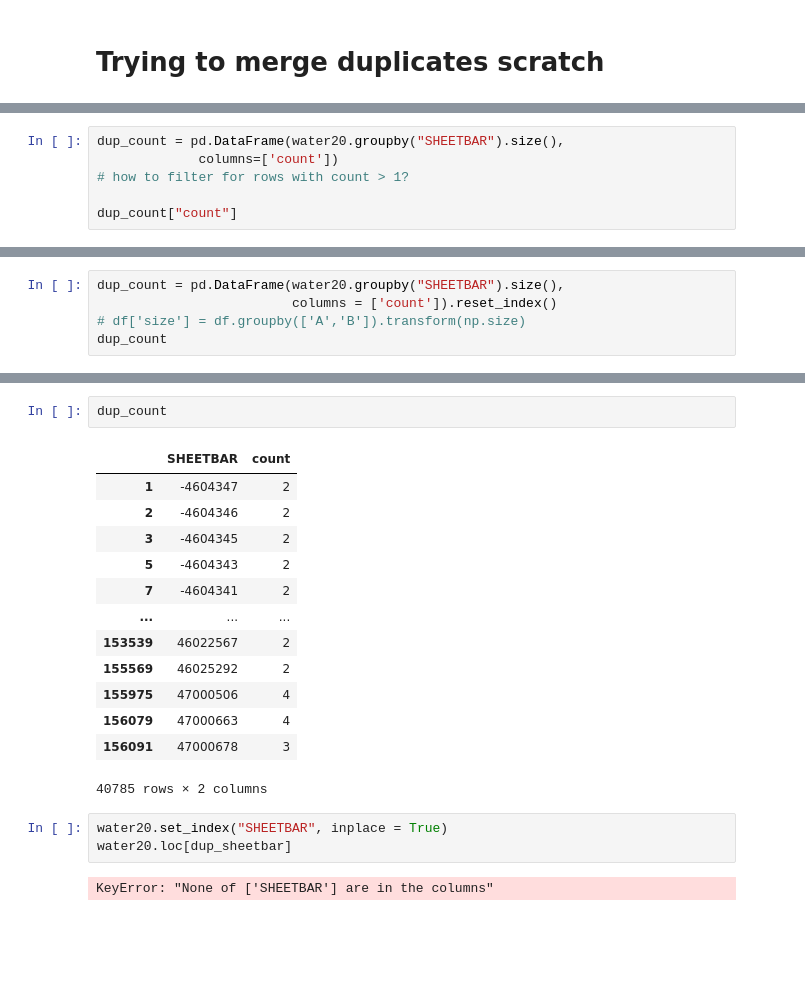
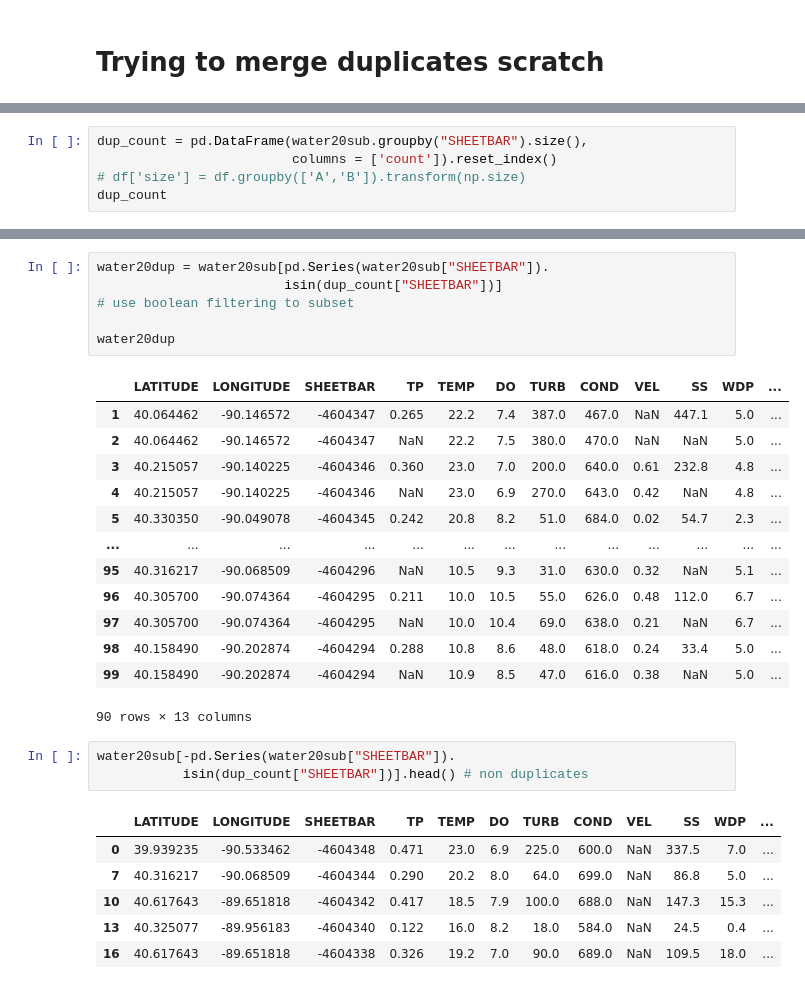
Before and after one commit to amberlee0516/UMR-TDA-2021, a Jupyter notebook: pools EDA/AL/pool4interpolation.ipynb, the cells around one changed output, grey strips where cells are left out. Drawn from its saved outputs; the diff is of its cells as text; blank space fills up the shorter version.

```diff
--- a/pools EDA/AL/pool4interpolation.ipynb
+++ b/pools EDA/AL/pool4interpolation.ipynb
@@ -265,7 +288,6 @@ print(str(1/3.03631192 + 1/3.15474465))
 # %%
-dup_count = pd.DataFrame(water20.groupby("SHEETBAR").size(),
-             columns=['count'])
-# how to filter for rows with count > 1?
-
-dup_count["count"]
+dup_count = pd.DataFrame(water20sub.groupby("SHEETBAR").size(),
+                         columns = ['count']).reset_index()
+# df['size'] = df.groupby(['A','B']).transform(np.size)
+dup_count
 # %% [output]
@@ -285,5 +310,0 @@ Name: count, Length: 156474, dtype: int64
-# %%
-dup_count = pd.DataFrame(water20.groupby("SHEETBAR").size(),
-                         columns = ['count']).reset_index()
-# df['size'] = df.groupby(['A','B']).transform(np.size)
-dup_count
@@ -306,21 +332,30 @@ dup_count = dup_count[dup_count['count'] > 1] # filtering
-# %%
-dup_count
-# %% [output]
-|  | SHEETBAR | count |
-| 1 | -4604347 | 2 |
-| 2 | -4604346 | 2 |
-| 3 | -4604345 | 2 |
-| 5 | -4604343 | 2 |
-| 7 | -4604341 | 2 |
-| ... | ... | ... |
-| 153539 | 46022567 | 2 |
-| 155569 | 46025292 | 2 |
-| 155975 | 47000506 | 4 |
-| 156079 | 47000663 | 4 |
-| 156091 | 47000678 | 3 |
-40785 rows × 2 columns
-# %%
-water20.set_index("SHEETBAR", inplace = True)
-water20.loc[dup_sheetbar]
-# %% [output]
-KeyError: "None of ['SHEETBAR'] are in the columns"
+# %%
+water20dup = water20sub[pd.Series(water20sub["SHEETBAR"]).
+                        isin(dup_count["SHEETBAR"])]
+# use boolean filtering to subset
+
+water20dup
+# %% [output]
+|  | LATITUDE | LONGITUDE | SHEETBAR | TP | TEMP | DO | TURB | COND | VEL | SS | WDP | ... |
+| 1 | 40.064462 | -90.146572 | -4604347 | 0.265 | 22.2 | 7.4 | 387.0 | 467.0 | NaN | 447.1 | 5.0 | ... |
+| 2 | 40.064462 | -90.146572 | -4604347 | NaN | 22.2 | 7.5 | 380.0 | 470.0 | NaN | NaN | 5.0 | ... |
+| 3 | 40.215057 | -90.140225 | -4604346 | 0.360 | 23.0 | 7.0 | 200.0 | 640.0 | 0.61 | 232.8 | 4.8 | ... |
+| 4 | 40.215057 | -90.140225 | -4604346 | NaN | 23.0 | 6.9 | 270.0 | 643.0 | 0.42 | NaN | 4.8 | ... |
+| 5 | 40.330350 | -90.049078 | -4604345 | 0.242 | 20.8 | 8.2 | 51.0 | 684.0 | 0.02 | 54.7 | 2.3 | ... |
+| ... | ... | ... | ... | ... | ... | ... | ... | ... | ... | ... | ... | ... |
+| 95 | 40.316217 | -90.068509 | -4604296 | NaN | 10.5 | 9.3 | 31.0 | 630.0 | 0.32 | NaN | 5.1 | ... |
+| 96 | 40.305700 | -90.074364 | -4604295 | 0.211 | 10.0 | 10.5 | 55.0 | 626.0 | 0.48 | 112.0 | 6.7 | ... |
+| 97 | 40.305700 | -90.074364 | -4604295 | NaN | 10.0 | 10.4 | 69.0 | 638.0 | 0.21 | NaN | 6.7 | ... |
+| 98 | 40.158490 | -90.202874 | -4604294 | 0.288 | 10.8 | 8.6 | 48.0 | 618.0 | 0.24 | 33.4 | 5.0 | ... |
+| 99 | 40.158490 | -90.202874 | -4604294 | NaN | 10.9 | 8.5 | 47.0 | 616.0 | 0.38 | NaN | 5.0 | ... |
+90 rows × 13 columns
+# %%
+water20sub[-pd.Series(water20sub["SHEETBAR"]).
+           isin(dup_count["SHEETBAR"])].head() # non duplicates
+# %% [output]
+|  | LATITUDE | LONGITUDE | SHEETBAR | TP | TEMP | DO | TURB | COND | VEL | SS | WDP | ... |
+| 0 | 39.939235 | -90.533462 | -4604348 | 0.471 | 23.0 | 6.9 | 225.0 | 600.0 | NaN | 337.5 | 7.0 | ... |
+| 7 | 40.316217 | -90.068509 | -4604344 | 0.290 | 20.2 | 8.0 | 64.0 | 699.0 | NaN | 86.8 | 5.0 | ... |
+| 10 | 40.617643 | -89.651818 | -4604342 | 0.417 | 18.5 | 7.9 | 100.0 | 688.0 | NaN | 147.3 | 15.3 | ... |
+| 13 | 40.325077 | -89.956183 | -4604340 | 0.122 | 16.0 | 8.2 | 18.0 | 584.0 | NaN | 24.5 | 0.4 | ... |
+| 16 | 40.617643 | -89.651818 | -4604338 | 0.326 | 19.2 | 7.0 | 90.0 | 689.0 | NaN | 109.5 | 18.0 | ... |
```
Also changed, not shown: parts of 10 cells of this notebook, 8 other files.
